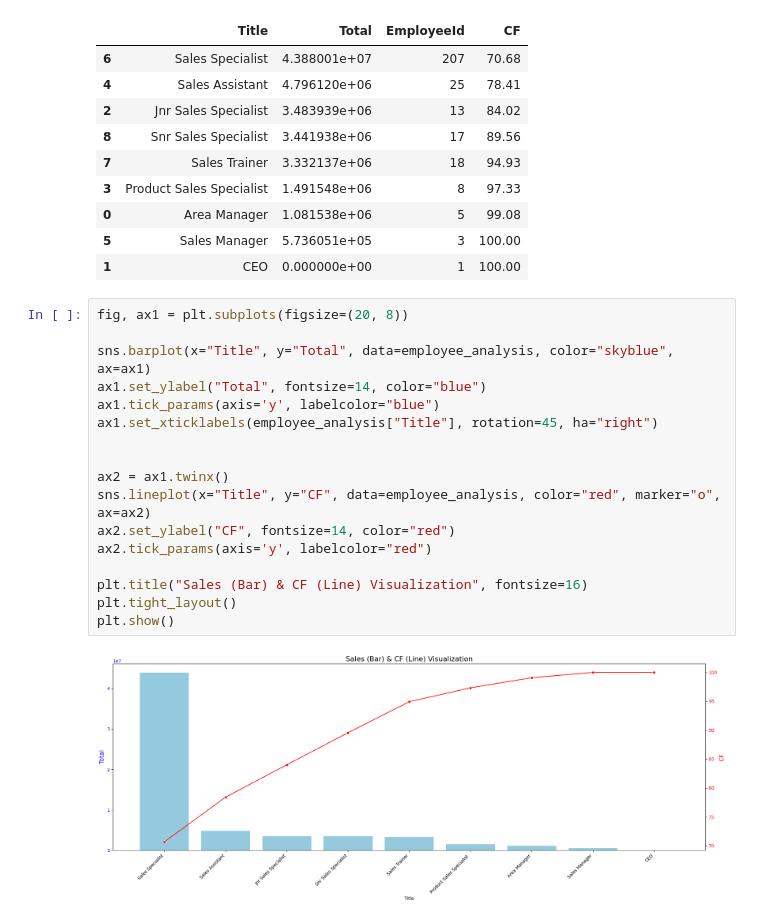
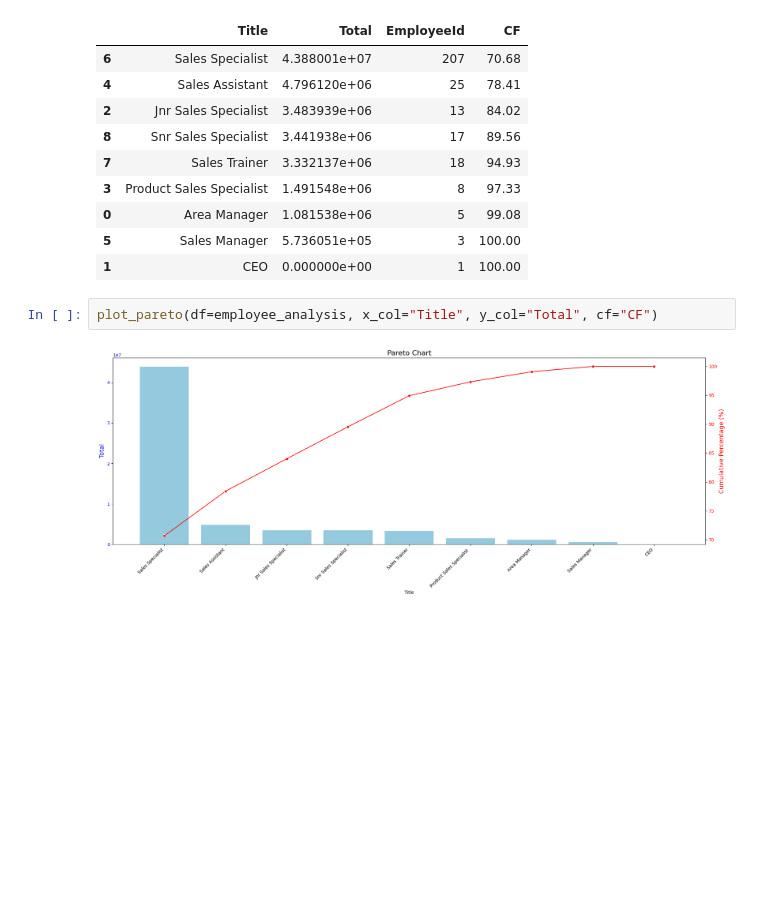
Before and after one commit to baxt1or/Qlik-Sense-Udemy-Tutorial-with-Python-and-SQL, a Jupyter notebook: Section 7: Payroll Analytics and Pareto Analysis/main.ipynb, the cells around one changed output. Saved outputs shown, nothing was run; the diff lists cells and outputs as text; blank space fills up the shorter version.

```diff
--- a/Section 7: Payroll Analytics and Pareto Analysis/main.ipynb
+++ b/Section 7: Payroll Analytics and Pareto Analysis/main.ipynb
@@ -273,22 +275,7 @@ employee_analysis
 | 0 | Area Manager | 1.081538e+06 | 5 | 99.08 |
 | 5 | Sales Manager | 5.736051e+05 | 3 | 100.00 |
 | 1 | CEO | 0.000000e+00 | 1 | 100.00 |
-# %%
-fig, ax1 = plt.subplots(figsize=(20, 8))
-
-sns.barplot(x="Title", y="Total", data=employee_analysis, color="skyblue", ax=ax1)
-ax1.set_ylabel("Total", fontsize=14, color="blue")
-ax1.tick_params(axis='y', labelcolor="blue")
-ax1.set_xticklabels(employee_analysis["Title"], rotation=45, ha="right")
-
-
-ax2 = ax1.twinx()
-sns.lineplot(x="Title", y="CF", data=employee_analysis, color="red", marker="o", ax=ax2)
-ax2.set_ylabel("CF", fontsize=14, color="red")
-ax2.tick_params(axis='y', labelcolor="red")
-
-plt.title("Sales (Bar) & CF (Line) Visualization", fontsize=16)
-plt.tight_layout()
-plt.show()
-# %% [output]
-[figure, removed]
+# %%
+plot_pareto(df=employee_analysis, x_col="Title", y_col="Total", cf="CF")
+# %% [output]
+[figure, added]
```
Also changed, not shown: parts of 5 cells of this notebook.
